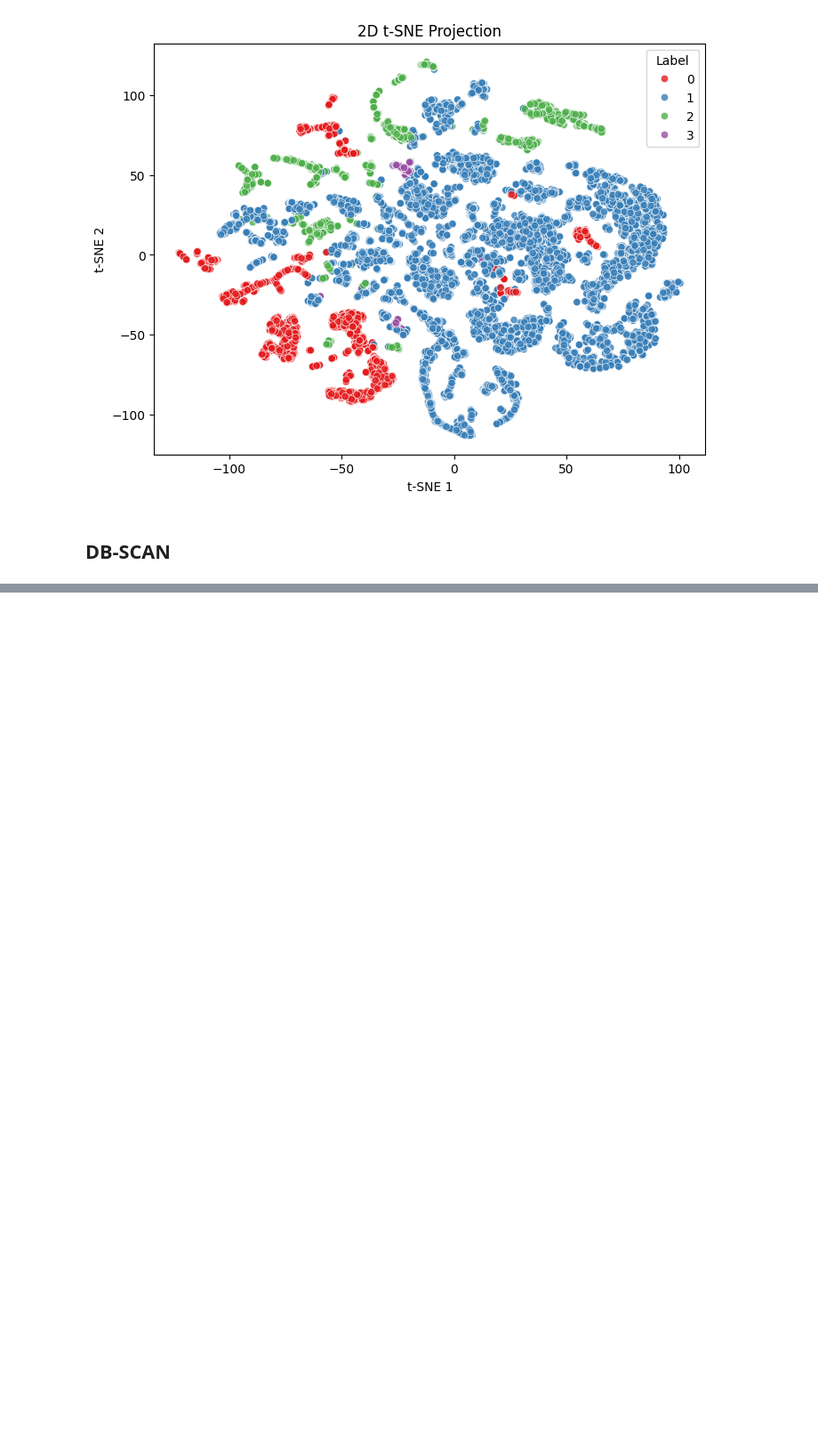
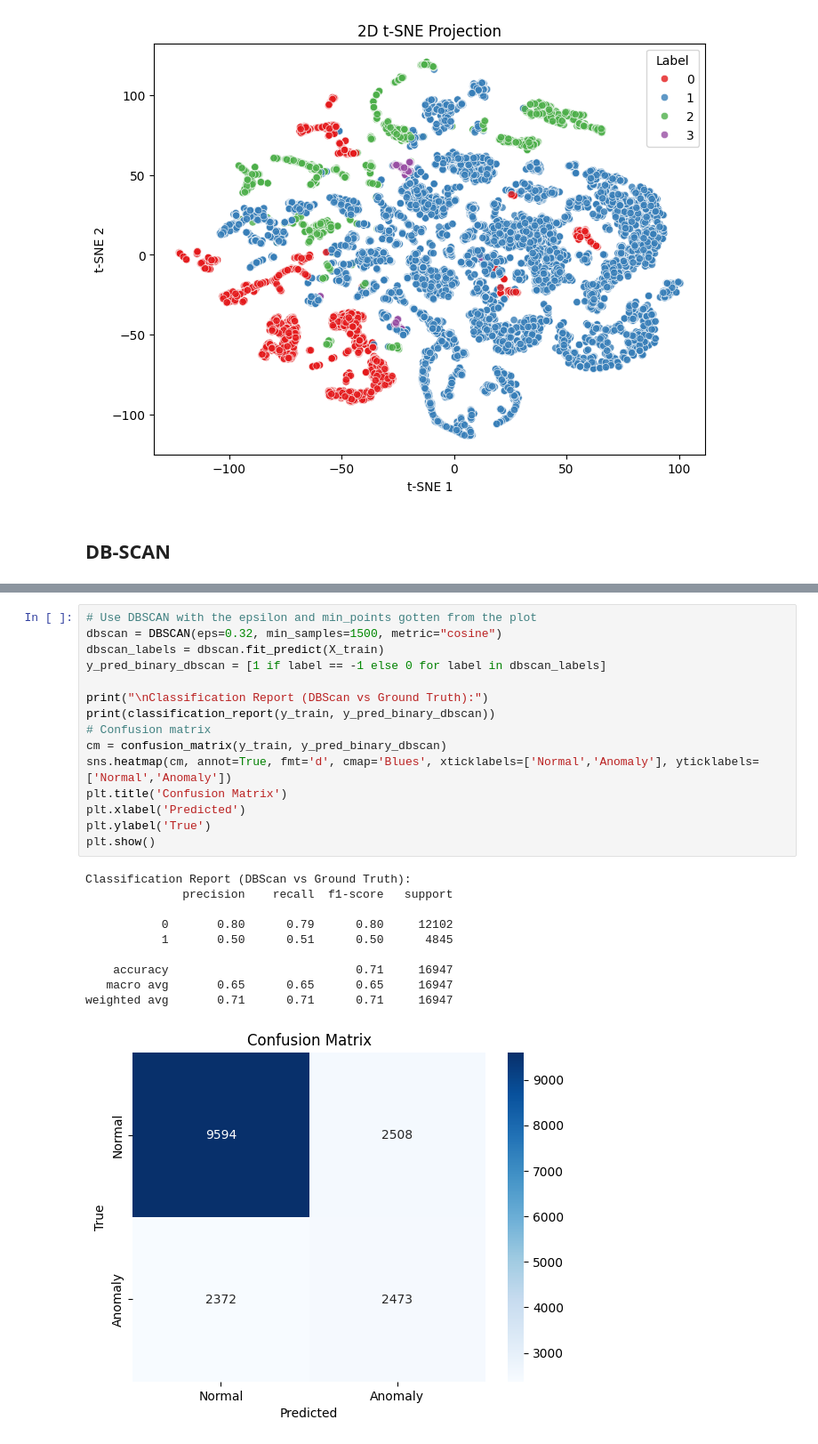
Before and after one commit to RenatoMignone/unsupervised-network-intrusion-detection, a Jupyter notebook: lab/notebooks/Task4.ipynb, the cells around one changed output, grey strips where cells are left out. Shown at 89% size. Drawn from its saved outputs; the diff is of its cells as text; blank space fills up the shorter version.

```diff
--- a/lab/notebooks/Task4.ipynb
+++ b/lab/notebooks/Task4.ipynb
@@ -594,0 +443,26 @@ weighted avg       0.69      0.67      0.68     16947
+# %%
+# Use DBSCAN with the epsilon and min_points gotten from the plot
+dbscan = DBSCAN(eps=0.32, min_samples=1500, metric="cosine")
+dbscan_labels = dbscan.fit_predict(X_train)
+y_pred_binary_dbscan = [1 if label == -1 else 0 for label in dbscan_labels]
+
+print("\nClassification Report (DBScan vs Ground Truth):")
+print(classification_report(y_train, y_pred_binary_dbscan))
+# Confusion matrix
+cm = confusion_matrix(y_train, y_pred_binary_dbscan)
+sns.heatmap(cm, annot=True, fmt='d', cmap='Blues', xticklabels=['Normal','Anomaly'], yticklabels=['Normal','Anomaly'])
+plt.title('Confusion Matrix')
+plt.xlabel('Predicted')
+plt.ylabel('True')
+plt.show()
+# %% [output]
+Classification Report (DBScan vs Ground Truth):
+              precision    recall  f1-score   support
+
+           0       0.80      0.79      0.80     12102
+           1       0.50      0.51      0.50      4845
+
+    accuracy                           0.71     16947
+   macro avg       0.65      0.65      0.65     16947
+weighted avg       0.71      0.71      0.71     16947
+[figure, added]
```
Also changed, not shown: parts of 19 cells of this notebook.
